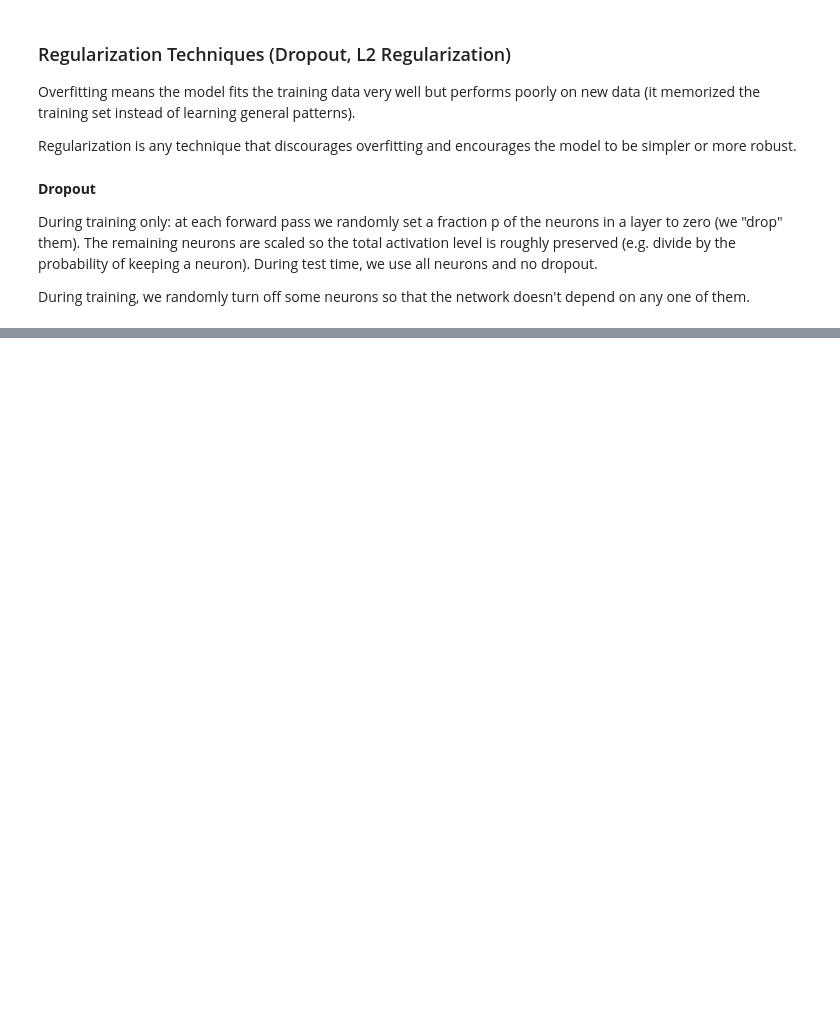
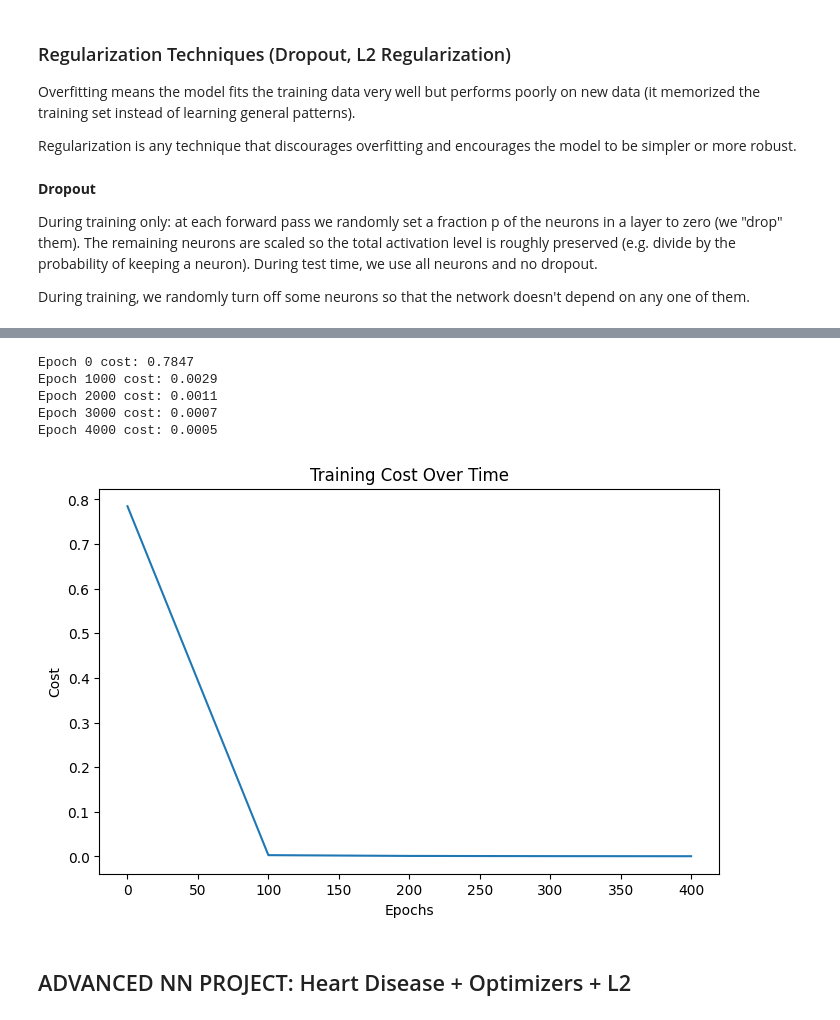
Before and after one commit to pointbreak6969/learn_machine_learning, a Jupyter notebook: deep_learning/z_deeplearning.ipynb, the cells around one changed output, grey strips where cells are left out. Saved outputs shown, nothing was run; the diff lists cells and outputs as text; code cells hidden in the pictures; blank space fills up the shorter version.

```diff
--- a/deep_learning/z_deeplearning.ipynb
+++ b/deep_learning/z_deeplearning.ipynb
@@ -279,0 +390,19 @@ Topic for next class: Implementing Neural Network from Scratch (Numpy)
+# %%
+nn = NeuralNetworkNumPy([2, 10, 5, 1], learning_rate=0.1)
+costs = nn.fit(X_train, y_train, epochs=5000, verbose_every=1000)
+
+plt.figure(figsize=(8,5))
+plt.plot(np.arange(0, len(costs))*100, costs)
+plt.title("Training Cost Over Time")
+plt.xlabel("Epochs")
+plt.ylabel("Cost")
+plt.show()
+# %% [output]
+Epoch 0 cost: 0.7847
+Epoch 1000 cost: 0.0029
+Epoch 2000 cost: 0.0011
+Epoch 3000 cost: 0.0007
+Epoch 4000 cost: 0.0005
+[figure, added]
+# %% [markdown]
+## ADVANCED NN PROJECT: Heart Disease + Optimizers + L2
```
Also changed, not shown: parts of 22 cells of this notebook, 54 other files.
